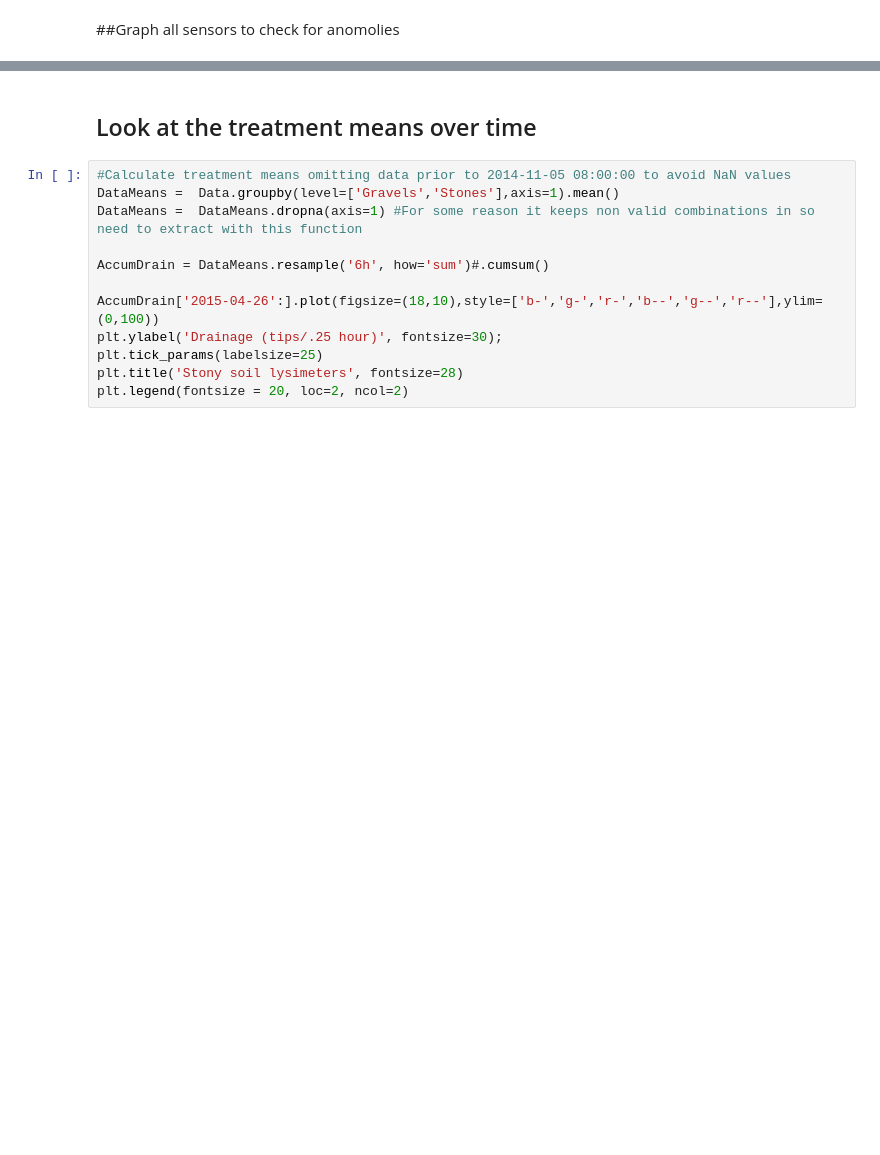
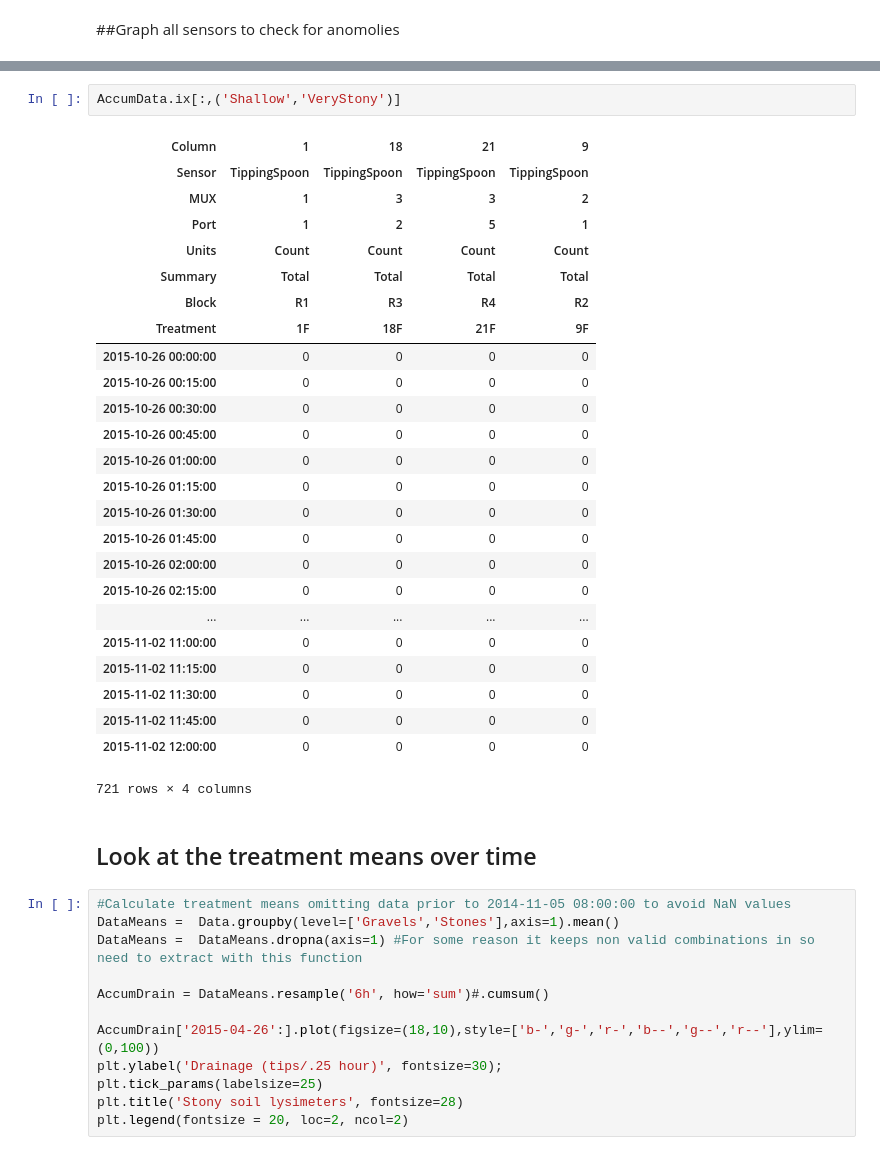
Before and after one commit to HamishBrownPFR/StonySoilLysimeters, a Jupyter notebook: DraiangeAnalysis.ipynb, the cells around one changed output, grey strips where cells are left out. Cells and saved outputs as stored; diff of their text form; blank space fills up the shorter version.

```diff
--- a/DraiangeAnalysis.ipynb
+++ b/DraiangeAnalysis.ipynb
@@ -69,3 +73,31 @@ Fig.tight_layout()
+# %%
+AccumData.ix[:,('Shallow','VeryStony')]
+# %% [output]
+| Column | 1 | 18 | 21 | 9 |
+| Sensor | TippingSpoon | TippingSpoon | TippingSpoon | TippingSpoon |
+| MUX | 1 | 3 | 3 | 2 |
+| Port | 1 | 2 | 5 | 1 |
+| Units | Count | Count | Count | Count |
+| Summary | Total | Total | Total | Total |
+| Block | R1 | R3 | R4 | R2 |
+| Treatment | 1F | 18F | 21F | 9F |
+| 2015-10-26 00:00:00 | 0 | 0 | 0 | 0 |
+| 2015-10-26 00:15:00 | 0 | 0 | 0 | 0 |
+| 2015-10-26 00:30:00 | 0 | 0 | 0 | 0 |
+| 2015-10-26 00:45:00 | 0 | 0 | 0 | 0 |
+| 2015-10-26 01:00:00 | 0 | 0 | 0 | 0 |
+| 2015-10-26 01:15:00 | 0 | 0 | 0 | 0 |
+| 2015-10-26 01:30:00 | 0 | 0 | 0 | 0 |
+| 2015-10-26 01:45:00 | 0 | 0 | 0 | 0 |
+| 2015-10-26 02:00:00 | 0 | 0 | 0 | 0 |
+| 2015-10-26 02:15:00 | 0 | 0 | 0 | 0 |
+| ... | ... | ... | ... | ... |
+| 2015-11-02 11:00:00 | 0 | 0 | 0 | 0 |
+| 2015-11-02 11:15:00 | 0 | 0 | 0 | 0 |
+| 2015-11-02 11:30:00 | 0 | 0 | 0 | 0 |
+| 2015-11-02 11:45:00 | 0 | 0 | 0 | 0 |
+| 2015-11-02 12:00:00 | 0 | 0 | 0 | 0 |
+721 rows × 4 columns
 # %% [markdown]
 ## Look at the treatment means over time
 # %%
```
Also changed, not shown: parts of 6 cells of this notebook, 5 other files.
